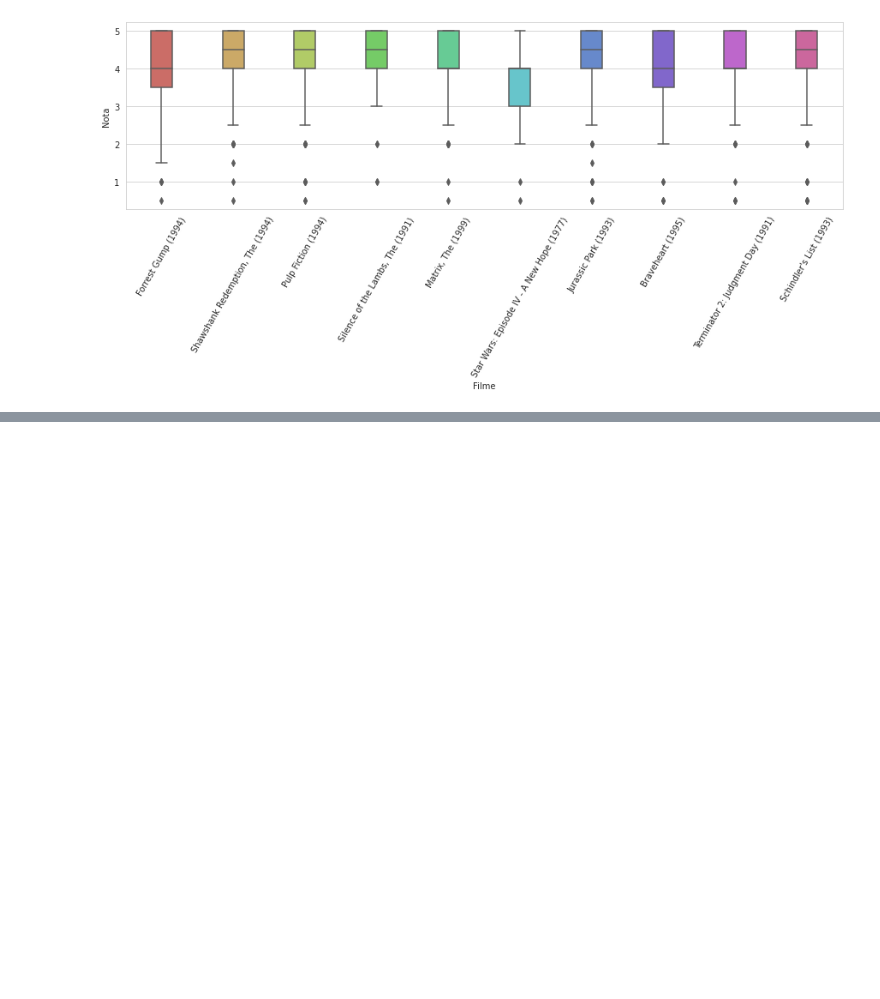
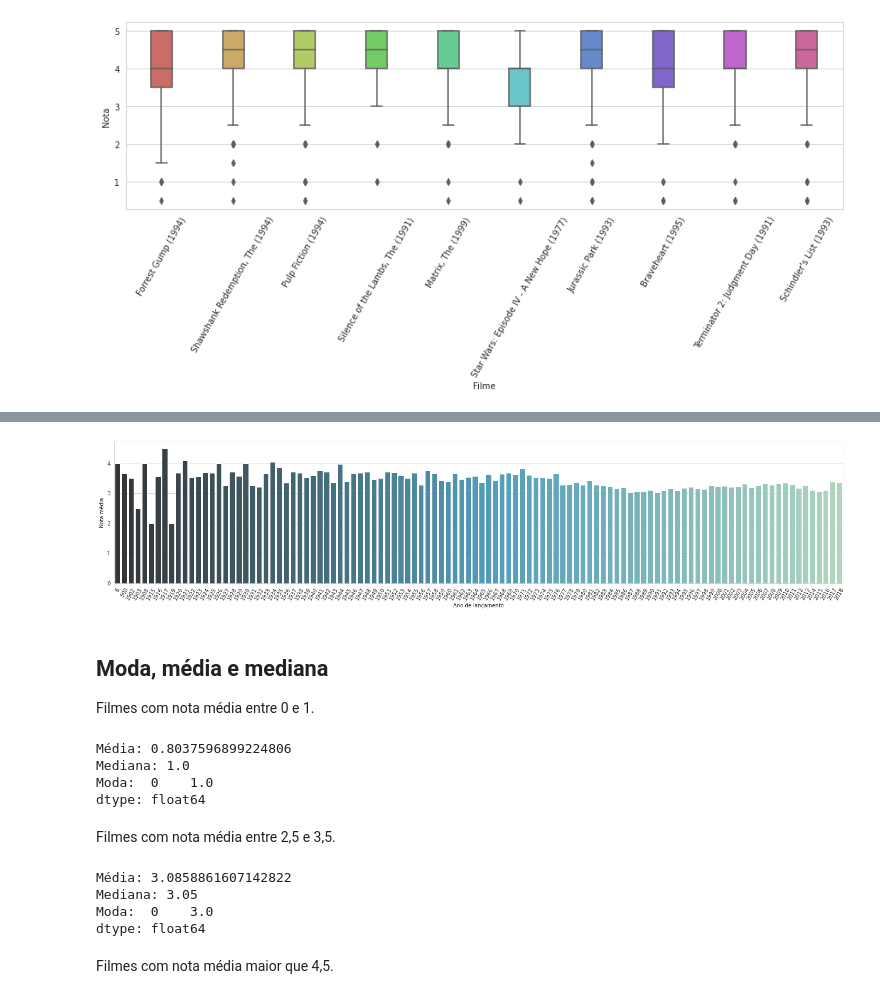
Before and after one commit to marimigliorini/MovieLens_DataSet, a Jupyter notebook: Analise_MovieLens.ipynb, the cells around one changed output, grey strips where cells are left out. Saved outputs shown, nothing was run; the diff lists cells and outputs as text; code cells hidden in the pictures; blank space fills up the shorter version.

```diff
--- a/Analise_MovieLens.ipynb
+++ b/Analise_MovieLens.ipynb
@@ -297,0 +311,4 @@ plt.show()
+# %%
+filmes = filmes.join(filmes['titulo'].str.extract('\((\d+)\)'))
+filmes.rename(columns={0: 'ano'}, inplace = True)
+filmes.head()
@@ -297,0 +322,3 @@ plt.show()
+# %%
+filmes['ano'] = filmes['ano'].astype('float').astype('Int64')
+filmes.info()
@@ -297,0 +339,41 @@ plt.show()
+# %%
+filmes['ano'].replace('500', np.nan, inplace=True)
+filmes['ano'].replace('06', np.nan, inplace=True)
+# %%
+plt.figure(figsize=(25,5))
+sns.barplot(x = filmes.groupby(['ano'])['nota_media'].mean().sort_values(ascending=False).index,
+            y = filmes.groupby(['ano'])['nota_media'].mean().sort_values(ascending=False).values,
+            palette=sns.color_palette("GnBu_d", n_colors=len(filmes.groupby(['ano'])['nota_media'].mean().sort_values(ascending=False)) + 5))
+
+plt.xticks(rotation=60)
+plt.xlabel('Ano de lançamento')
+plt.ylabel('Nota média')
+plt.show()
+# %% [output]
+[figure, added]
+# %% [markdown]
+## Moda, média e mediana
+
+Filmes com nota média entre 0 e 1.
+# %%
+print('Média: '+ str(filmes[(filmes['nota_media'] >= 0) & (filmes['nota_media'] <= 1)]['nota_media'].mean()),
+      '\nMediana: '+ str(filmes[(filmes['nota_media'] >= 0) & (filmes['nota_media'] <= 1)]['nota_media'].median()),
+      '\nModa:  '+ str(filmes[(filmes['nota_media'] >= 0) & (filmes['nota_media'] <= 1)]['nota_media'].mode()))
+# %% [output]
+Média: 0.8037596899224806
+Mediana: 1.0
+Moda:  0    1.0
+dtype: float64
+# %% [markdown]
+Filmes com nota média entre 2,5 e 3,5.
+# %%
+print('Média: '+ str(filmes[(filmes['nota_media'] >= 2.5) & (filmes['nota_media'] <= 3.5)]['nota_media'].mean()),
+      '\nMediana: '+ str(filmes[(filmes['nota_media'] >= 2.5) & (filmes['nota_media'] <= 3.5)]['nota_media'].median()),
+      '\nModa:  '+ str(filmes[(filmes['nota_media'] >= 2.5) & (filmes['nota_media'] <= 3.5)]['nota_media'].mode()))
+# %% [output]
+Média: 3.0858861607142822
+Mediana: 3.05
+Moda:  0    3.0
+dtype: float64
+# %% [markdown]
+Filmes com nota média maior que 4,5.
```
Also changed, not shown: parts of 6 cells of this notebook.
